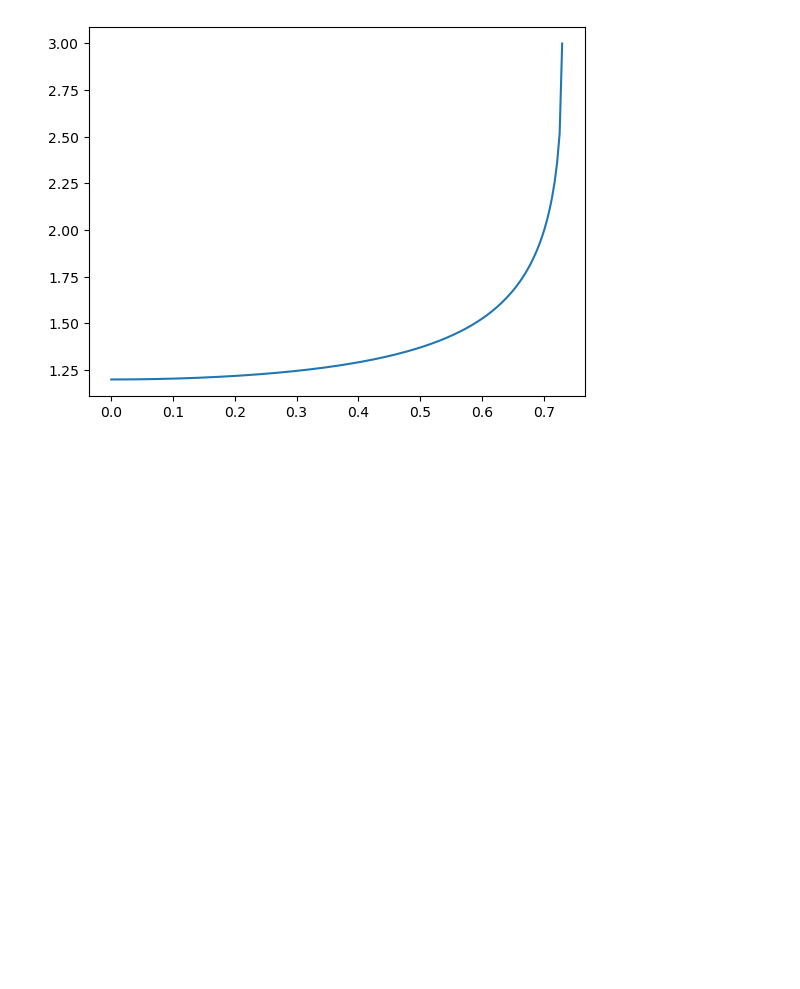
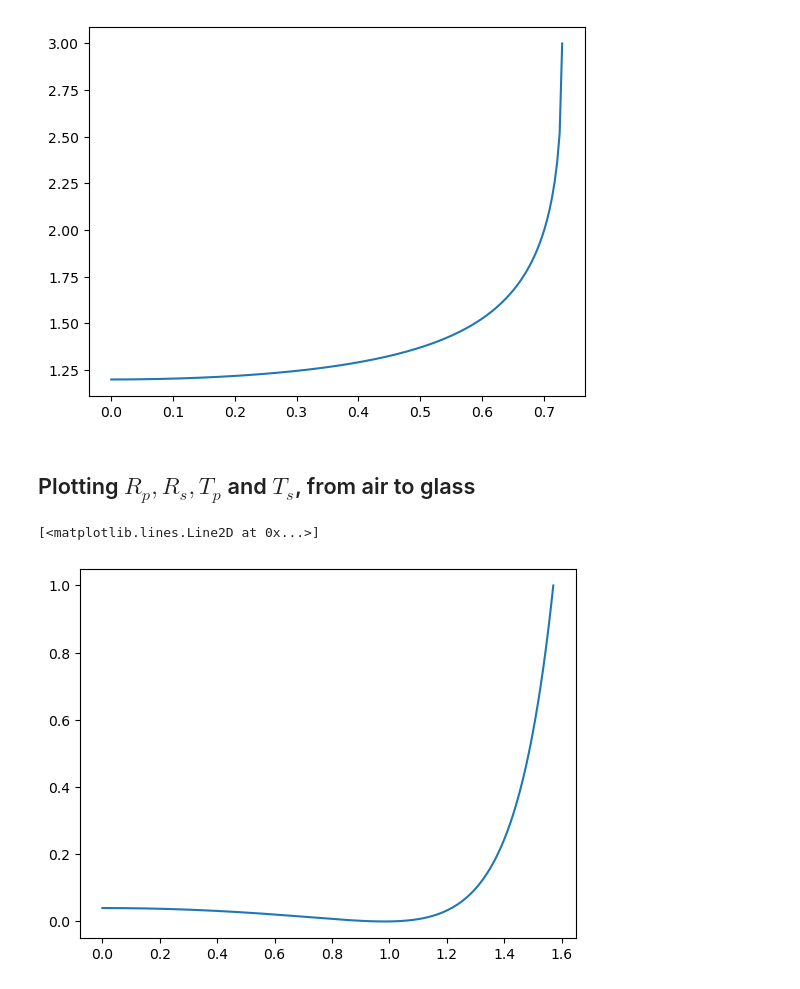
Before and after one commit to jhoyland/PHYS3710F22, a Jupyter notebook: Reflection & Transmission Worksheet.ipynb, the cells around one changed output. Drawn from its saved outputs; the diff is of its cells as text; code cells hidden in the pictures; blank space fills up the shorter version.

```diff
--- a/Reflection & Transmission Worksheet.ipynb
+++ b/Reflection & Transmission Worksheet.ipynb
@@ -69,3 +69,11 @@ plt.plot(thetacrit,tp2)
 # %% [output]
 [<matplotlib.lines.Line2D at 0x...>]
 [figure]
+# %% [markdown]
+## Plotting $R_{p}, R_{s}, T_{p}$ and $T_{s}$, from air to glass
+# %%
+Rp1 = rp1**2
+plt.plot(theta,Rp1)
+# %% [output]
+[<matplotlib.lines.Line2D at 0x...>]
+[figure, added]
```
Also changed, not shown: parts of 8 cells of this notebook.
